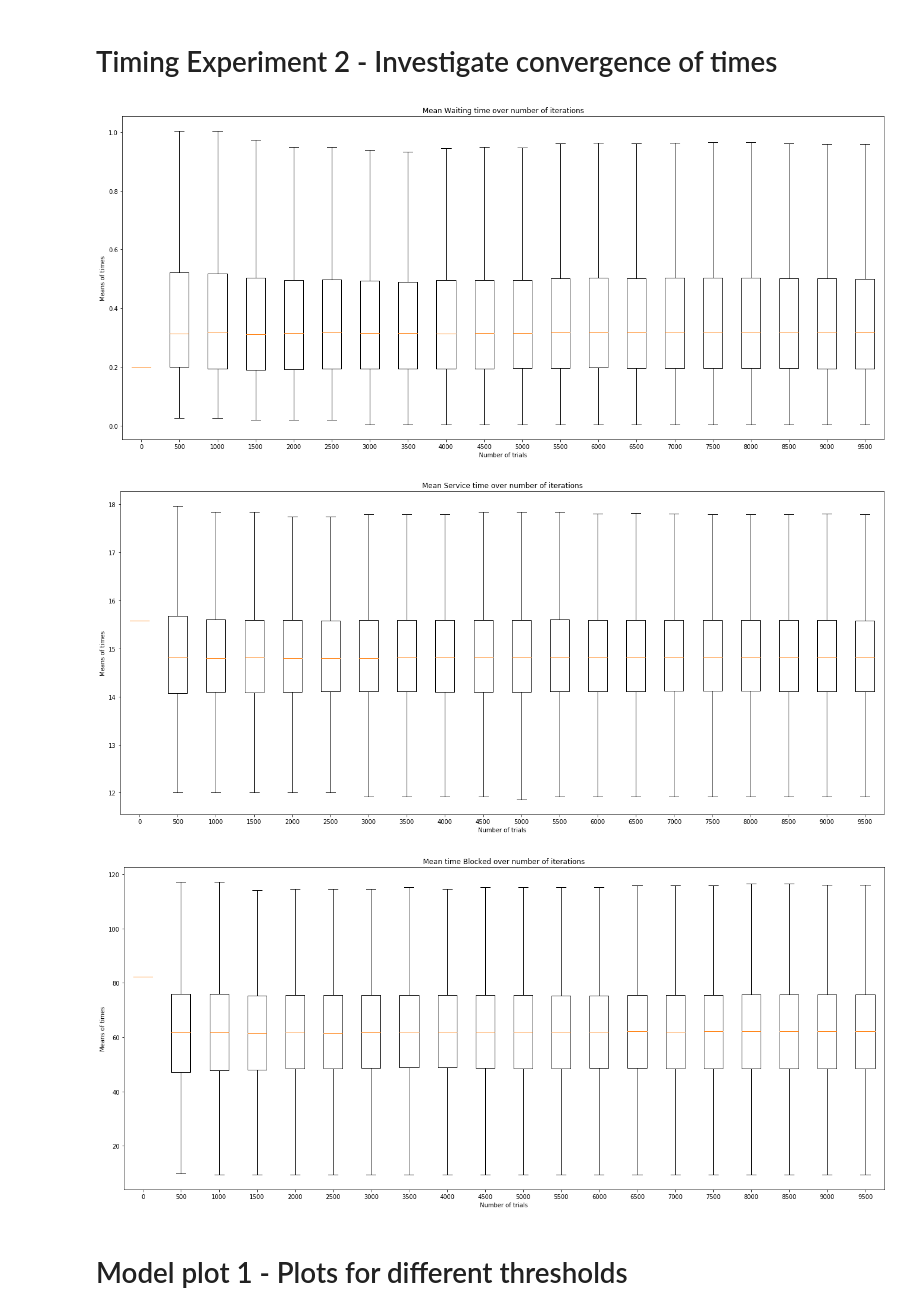
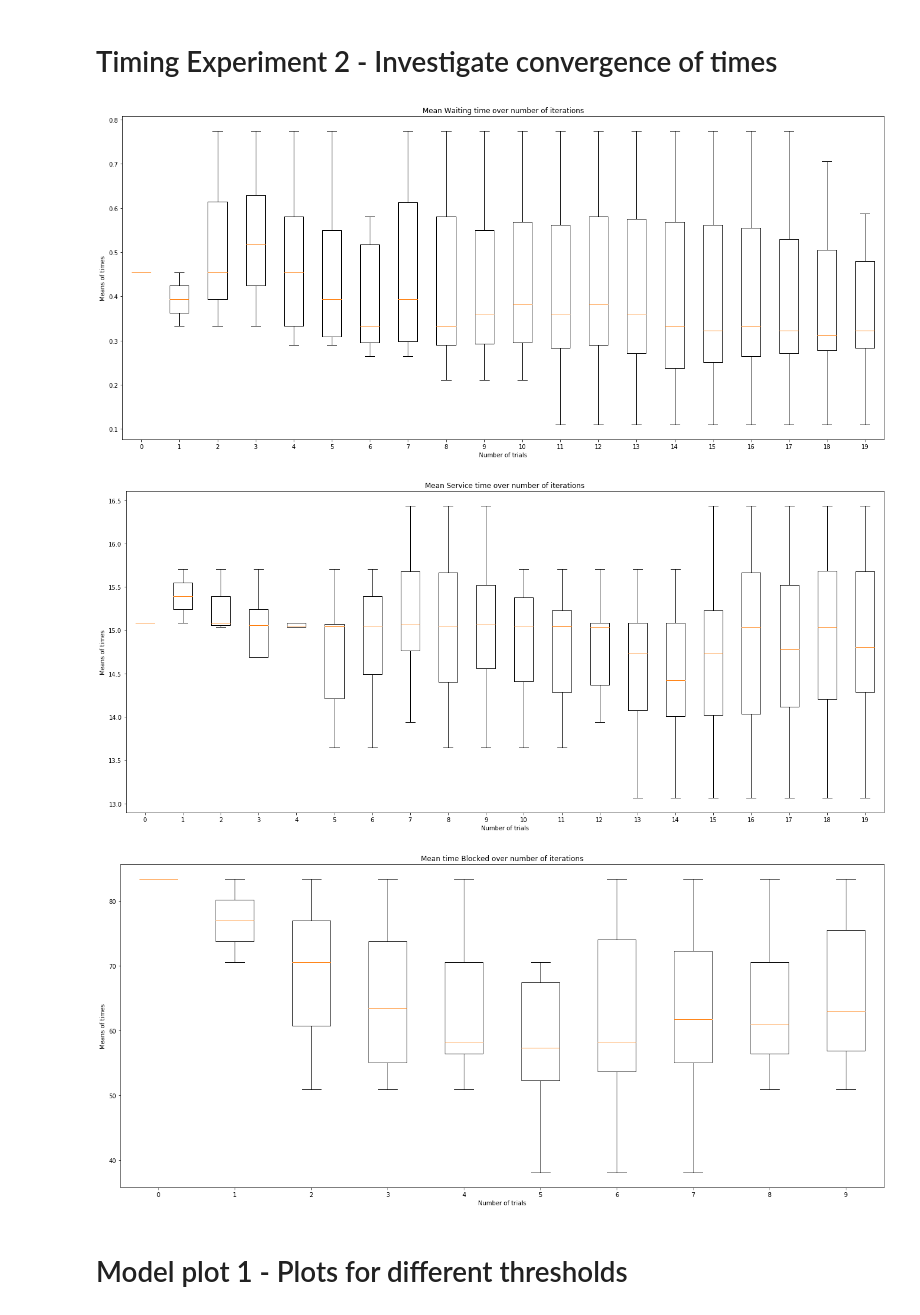
Before and after one commit to MichalisPanayides/AmbulanceDecisionGame, a Jupyter notebook: src/Jupyter/ciw/Experimenting with Ciw.ipynb, the cells around one changed output. Drawn from its saved outputs; the diff is of its cells as text; code cells hidden in the pictures.

```diff
--- a/src/Jupyter/ciw/Experimenting with Ciw.ipynb
+++ b/src/Jupyter/ciw/Experimenting with Ciw.ipynb
@@ -328,29 +98,32 @@ def make_plot_of_confidence_intervals(all_times, time_type=None):
 # %%
 # Queueing Parameters
-lambda_a = 0.1       # Ambulance: 6 arrivals per hour
-lambda_o = 0.05      # Others: 3 arrivals per hour
+lambda_a = 0.15      # Ambulance: 9 arrivals per hour
+lambda_o = 0.2       # Others: 12 arrivals per hour
 mu = 0.05            # Service time: 3 services per hour
 total_capacity = 8   # Number of servers: 8 servers
 threshold = 4        # Threshold of accepting ambulance patients
+seed_num = None
+warm_up_time = 100
+output_type = "list"
 
 # Timing Parameters
-num_of_trials = 10000
+num_of_trials = 20
 # %%
-time_results = results_for_different_number_of_trials(lambda_a, lambda_o, mu, total_capacity, threshold, num_of_trials)
+time_results = abg.models.get_multiple_runs_results(lambda_a, lambda_o, mu, total_capacity, threshold, seed_num, warm_up_time, num_of_trials, output_type)
 # %%
-make_plot_of_confidence_intervals(time_results[0], time_type="w")
+abg.make_plot_of_confidence_intervals(time_results, time_type="w")
 plt.show()
 # %% [output]
-[figure, old version]
+[figure, new version]
 # %%
-make_plot_of_confidence_intervals(time_results[1], time_type="s")
+abg.make_plot_of_confidence_intervals(time_results, time_type="s")
 plt.show()
 # %% [output]
-[figure, old version]
+[figure, new version]
 # %%
-make_plot_of_confidence_intervals(time_results[2], time_type="b")
+abg.make_plot_of_confidence_intervals(time_results, time_type="b")
 plt.show()
 # %% [output]
-[figure, old version]
+[figure, new version]
 # %% [markdown]
 # Model plot 1 - Plots for different thresholds
```
Also changed, not shown: parts of 51 cells of this notebook, 35 other files.
